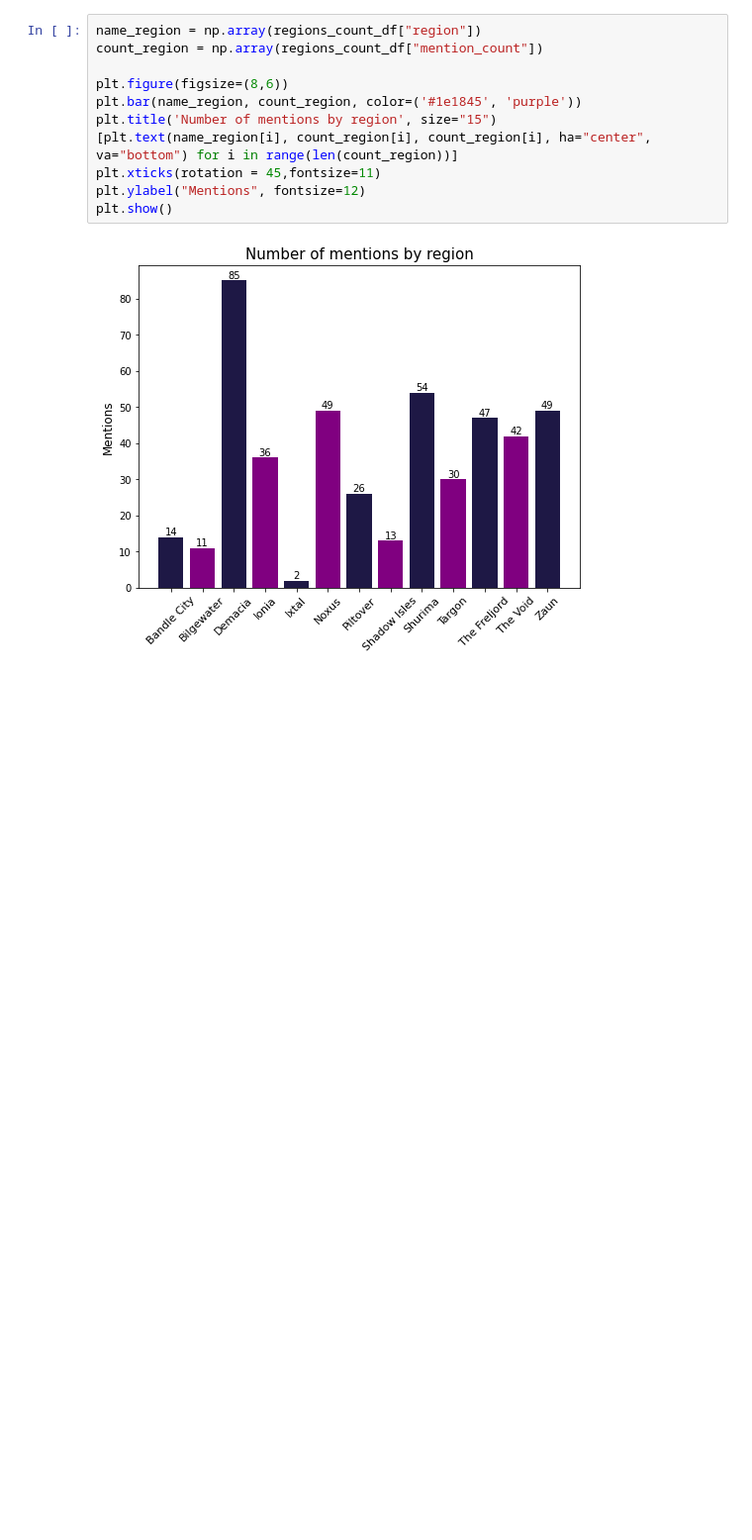
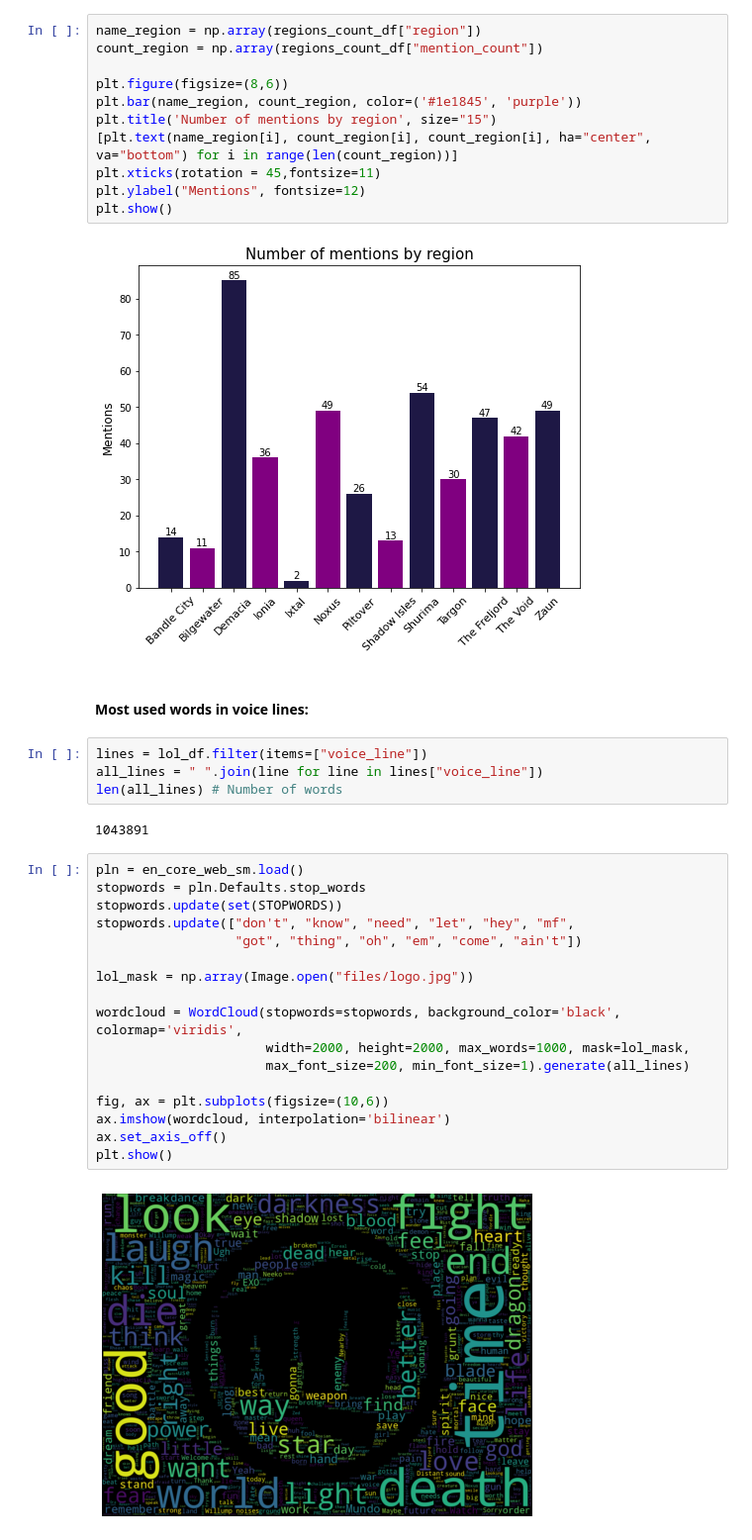
Before and after one commit to gabrielcordeiro2/LOL-Champion-Analysis, a Jupyter notebook: Data Analysis.ipynb, the cells around one changed output. Shown: that part at 99% size. Drawn from its saved outputs; the diff is of its cells as text; blank space fills up the shorter version.

Commit message:
feat: add wordcloud

```diff
--- a/Data Analysis.ipynb
+++ b/Data Analysis.ipynb
@@ -112,3 +115,30 @@ plt.ylabel("Mentions", fontsize=12)
 plt.show()
 # %% [output]
 [figure]
+# %% [markdown]
+#### __Most used words in voice lines:__
+# %%
+lines = lol_df.filter(items=["voice_line"])
+all_lines = " ".join(line for line in lines["voice_line"])
+len(all_lines) # Number of words
+# %% [output]
+1043891
+# %%
+pln = en_core_web_sm.load()
+stopwords = pln.Defaults.stop_words
+stopwords.update(set(STOPWORDS))
+stopwords.update(["don't", "know", "need", "let", "hey", "mf",
+                  "got", "thing", "oh", "em", "come", "ain't"])
+
+lol_mask = np.array(Image.open("files/logo.jpg"))
+
+wordcloud = WordCloud(stopwords=stopwords, background_color='black', colormap='viridis',
+                      width=2000, height=2000, max_words=1000, mask=lol_mask,
+                      max_font_size=200, min_font_size=1).generate(all_lines)
+
+fig, ax = plt.subplots(figsize=(10,6))
+ax.imshow(wordcloud, interpolation='bilinear')
+ax.set_axis_off()
+plt.show()
+# %% [output]
+[figure, added]
```
Also changed, not shown: parts of 1 cell of this notebook.
